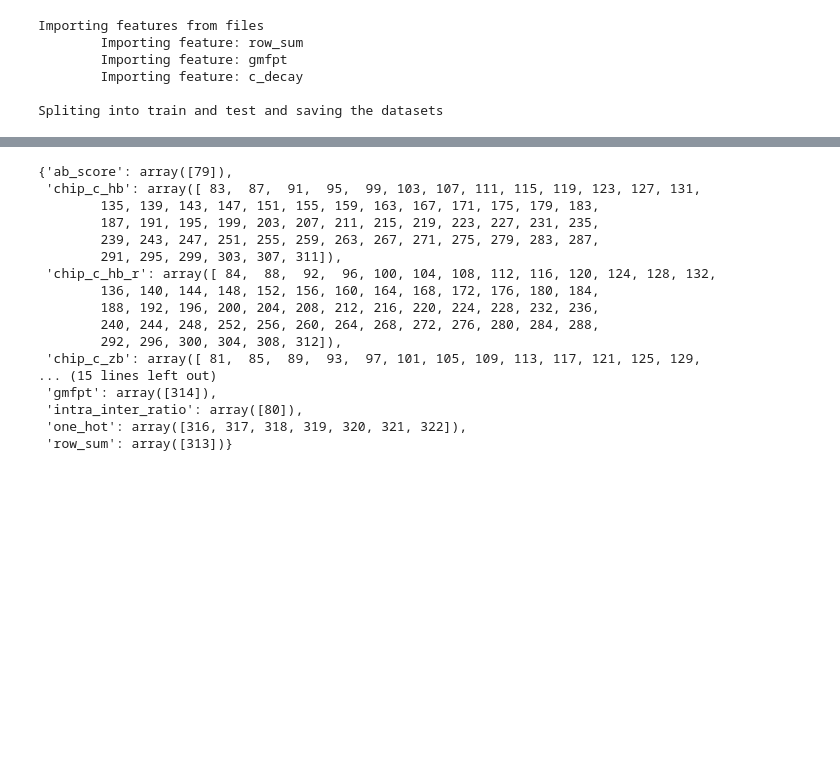
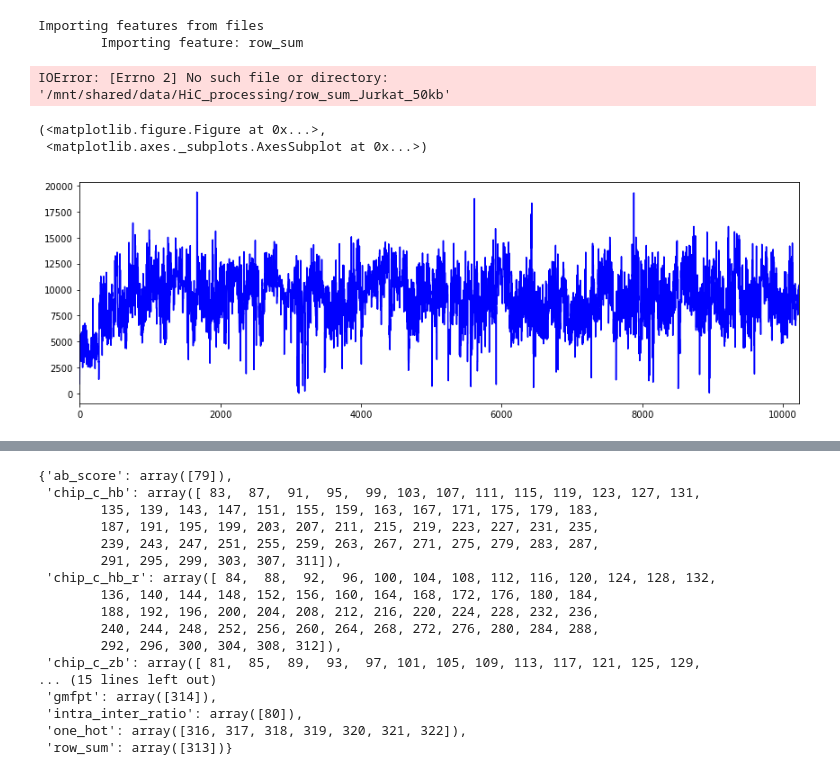
Before and after one commit to tiavlovskiegor24/CRG, a Jupyter notebook: HIV expression.ipynb, the cells around one changed output, grey strips where cells are left out. Drawn from its saved outputs; the diff is of its cells as text; code cells hidden in the pictures; blank space fills up the shorter version.

```diff
--- a/HIV expression.ipynb
+++ b/HIV expression.ipynb
@@ -16,11 +16,22 @@ cd ~/CRG/scripts
 features = load_feature_names("Features.txt")
 # %%
 %run dataset_processing.py
-create_full_dataset("../Jurkat_hiv_50kb.txt")
+create_full_dataset("data/Jurkat_hiv_50kb.txt")
 # %% [output]
 Importing features from files
         Importing feature: row_sum
-        Importing feature: gmfpt
-        Importing feature: c_decay
-
-Spliting into train and test and saving the datasets
+IOError: [Errno 2] No such file or directory: '/mnt/shared/data/HiC_processing/row_sum_Jurkat_50kb'
+# %%
+df = pd.read_table("data/Jurkat_hiv_train_50kb.txt",comment="#")
+# %%
+array = df["row_sum"].values
+#array = np.log1p(array)
+del df
+# %%
+%run myplot.py
+
+myplot(array)
+# %% [output]
+(<matplotlib.figure.Figure at 0x...>,
+ <matplotlib.axes._subplots.AxesSubplot at 0x...>)
+[figure, added]
```
Also changed, not shown: parts of 13 cells of this notebook, 1 other file.
